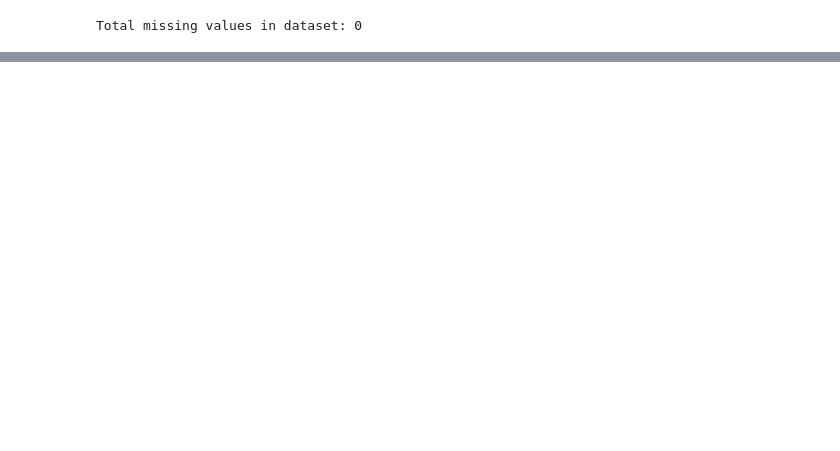
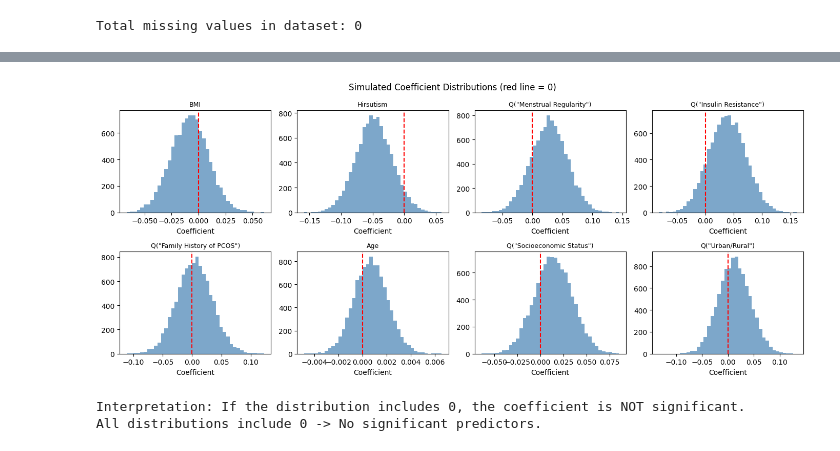
Before and after one commit to marfakozeletsUvA/sem3_projects, a Jupyter notebook: summative4/sem3_topic4_logreg_summative.ipynb, the cells around one changed output, grey strips where cells are left out. Saved outputs shown, nothing was run; the diff lists cells and outputs as text; code cells hidden in the pictures; blank space fills up the shorter version.

```diff
--- a/summative4/sem3_topic4_logreg_summative.ipynb
+++ b/summative4/sem3_topic4_logreg_summative.ipynb
@@ -1377,0 +295,13 @@ GENERALISATION ERROR ASSESSMENT:
+# %%
+#vif for multicollinearity c
+features = ['BMI', 'Hirsutism', 'Menstrual Regularity', 'Insulin Resistance',
+            'Family History of PCOS', 'Age', 'Socioeconomic Status', 'Urban/Rural']
+
+X_vif = sm.add_constant(train_data[features])
+
+print("Variance Inflation Factors (VIF < 5 = no multicollinearity problem):")
+for i, feature in enumerate(features):
+    vif = variance_inflation_factor(X_vif.values, i + 1)
+    print(f"  {feature}: {vif:.2f}")
+
+print(f"\nHeterogeneous Model AIC: {model_heterogeneous.aic:.2f}")
@@ -1377,0 +345,33 @@ GENERALISATION ERROR ASSESSMENT:
+# %%
+# Simulate coefficient distributions
+np.random.seed(10)
+
+coefficients = model_heterogeneous.params
+cov_matrix = model_heterogeneous.cov_params()
+
+# Draw 10,000 samples from multivariate normal
+simulated_coefs = np.random.multivariate_normal(coefficients, cov_matrix, size=10000)
+sim_df = pd.DataFrame(simulated_coefs, columns=coefficients.index)
+# %%
+# Plot simulated distributions for each coefficient
+features_to_plot = [col for col in sim_df.columns if col != 'Intercept']
+
+fig, axes = plt.subplots(2, 4, figsize=(14, 6))
+axes = axes.flatten()
+
+for i, feature in enumerate(features_to_plot):
+    axes[i].hist(sim_df[feature], bins=40, color='steelblue', alpha=0.7)
+    axes[i].axvline(0, color='red', linestyle='--', label='Zero')
+    axes[i].set_title(feature, fontsize=9)
+    axes[i].set_xlabel('Coefficient')
+
+plt.suptitle('Simulated Coefficient Distributions (red line = 0)')
+plt.tight_layout()
+plt.show()
+
+print("Interpretation: If the distribution includes 0, the coefficient is NOT significant.")
+print("All distributions include 0 -> No significant predictors.")
+# %% [output]
+[figure, added]
+Interpretation: If the distribution includes 0, the coefficient is NOT significant.
+All distributions include 0 -> No significant predictors.
```
Also changed, not shown: parts of 109 cells of this notebook, 4 other files.
